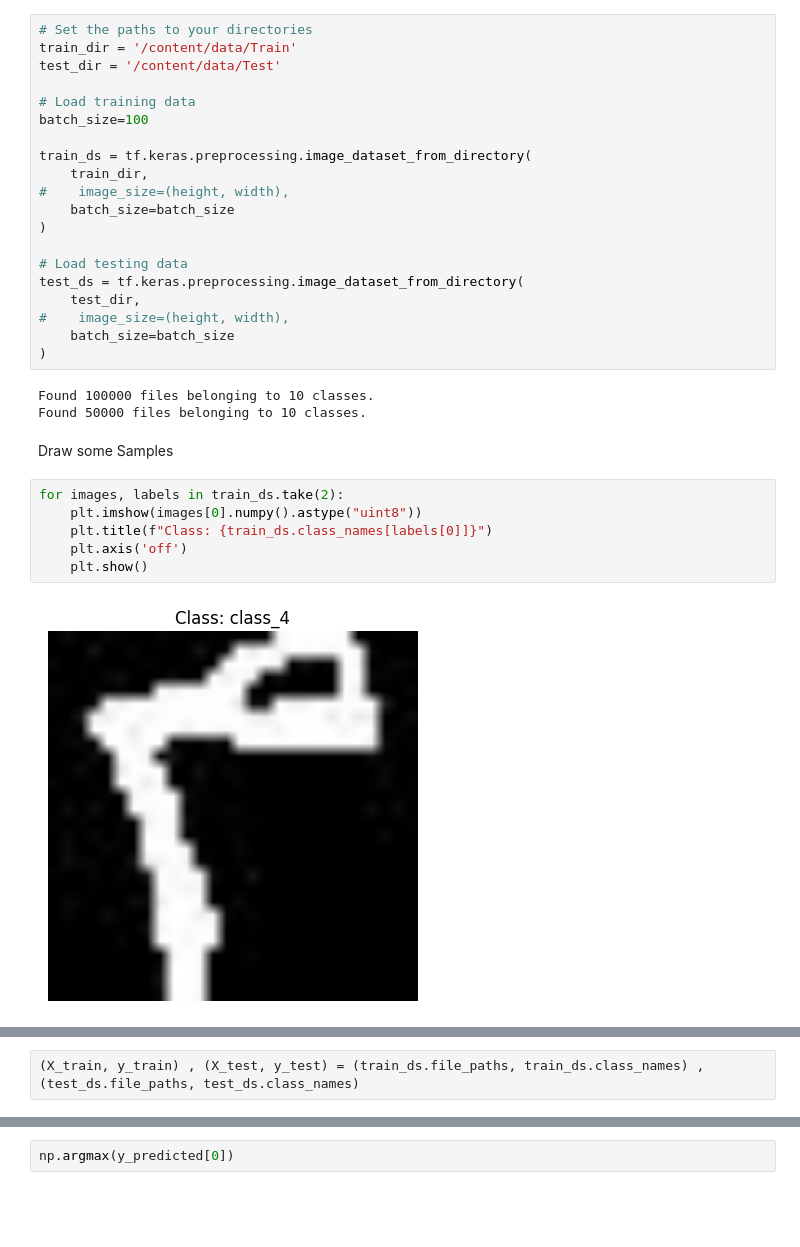
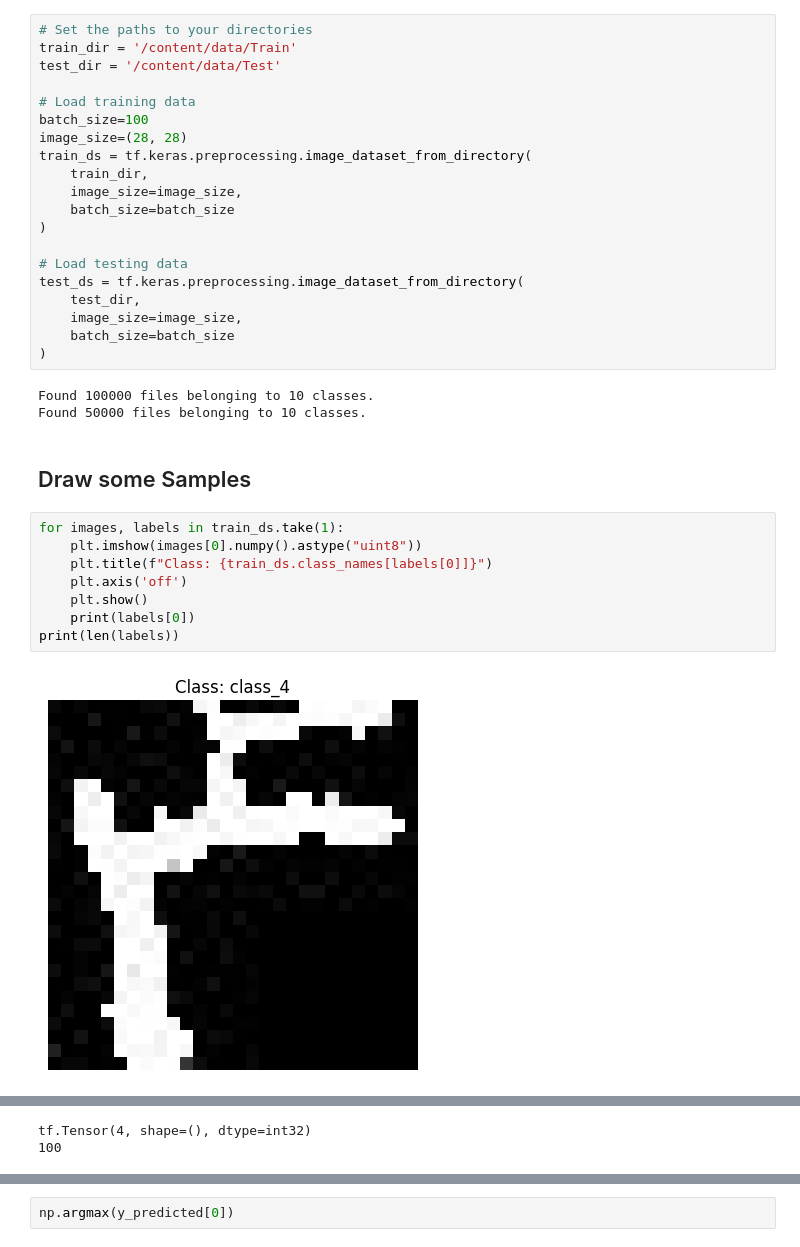
Before and after one commit to ssfatemi/DL-ML-Tutorial, a Jupyter notebook: DL-mini-projects/Persian_handwrited_digits_recognition/Persian_digits_recognition_neural_network.ipynb, the cells around one changed output, grey strips where cells are left out. Cells and saved outputs as stored; diff of their text form; blank space fills up the shorter version.

```diff
--- a/DL-mini-projects/Persian_handwrited_digits_recognition/Persian_digits_recognition_neural_network.ipynb
+++ b/DL-mini-projects/Persian_handwrited_digits_recognition/Persian_digits_recognition_neural_network.ipynb
@@ -78,29 +78,31 @@ test_dir = '/content/data/Test'
 
 # Load training data
 batch_size=100
-
+image_size=(28, 28)
 train_ds = tf.keras.preprocessing.image_dataset_from_directory(
     train_dir,
-#    image_size=(height, width),
+    image_size=image_size,
     batch_size=batch_size
 )
 
 # Load testing data
 test_ds = tf.keras.preprocessing.image_dataset_from_directory(
     test_dir,
-#    image_size=(height, width),
+    image_size=image_size,
     batch_size=batch_size
 )
 # %% [output]
 Found 100000 files belonging to 10 classes.
 Found 50000 files belonging to 10 classes.
 # %% [markdown]
-Draw some Samples
+## Draw some Samples
 # %%
-for images, labels in train_ds.take(2):
+for images, labels in train_ds.take(1):
     plt.imshow(images[0].numpy().astype("uint8"))
     plt.title(f"Class: {train_ds.class_names[labels[0]]}")
     plt.axis('off')
     plt.show()
+    print(labels[0])
+print(len(labels))
 # %% [output]
-[figure, old version]
+[figure, new version]
@@ -108,3 +109,3 @@ for images, labels in train_ds.take(2):
+tf.Tensor(4, shape=(), dtype=int32)
+100
-# %%
-(X_train, y_train) , (X_test, y_test) = (train_ds.file_paths, train_ds.class_names) , (test_ds.file_paths, test_ds.class_names)
 # %%
```
Also changed, not shown: parts of 35 cells of this notebook.
